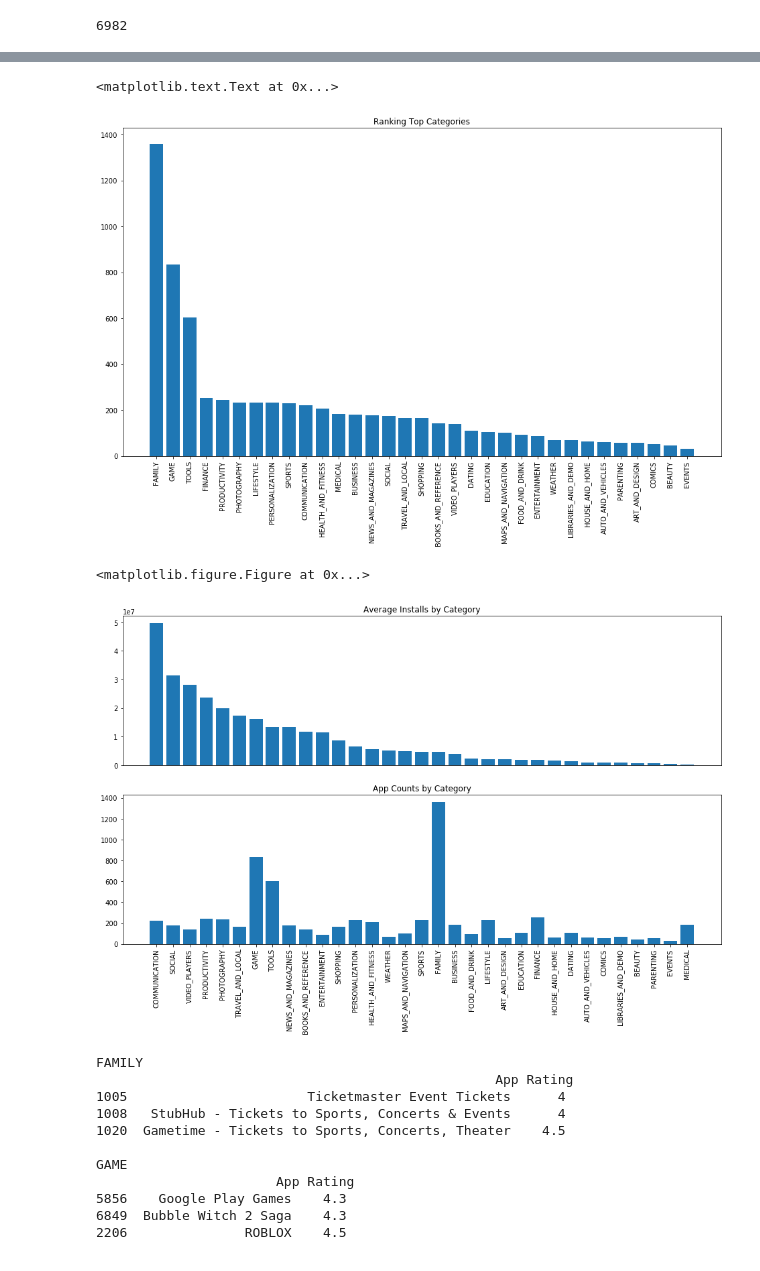
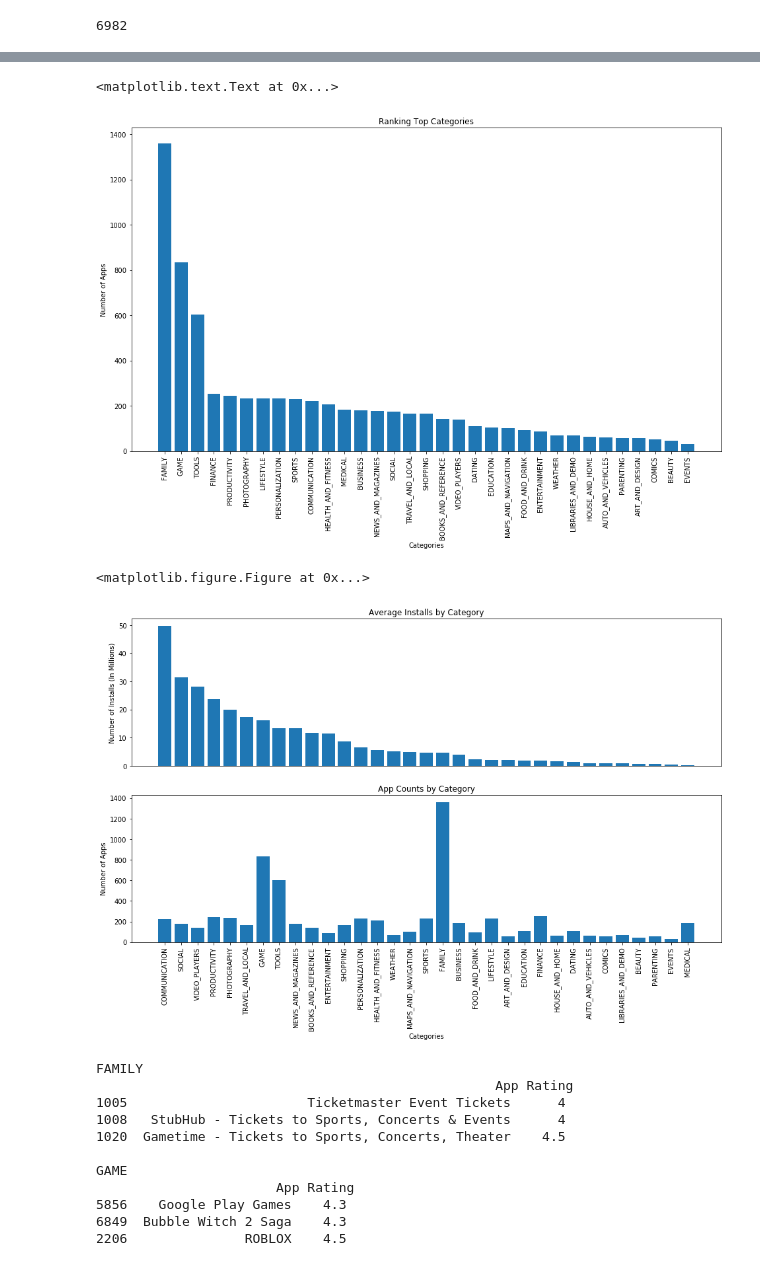
Before and after one commit to Jasonshi001/IE5374_project, a Jupyter notebook: draft_.ipynb, the cells around one changed output, grey strips where cells are left out. Saved outputs shown, nothing was run; the diff lists cells and outputs as text; code cells hidden in the pictures.

```diff
--- a/draft_.ipynb
+++ b/draft_.ipynb
@@ -168,6 +144,6 @@ Index(['App', 'Category', 'Rating', 'Reviews', 'Size', 'Installs', 'Type',
 # %%
 #comparisons of top100 and all
-pylab.rcParams['figure.figsize'] = (16, 30)
+pylab.rcParams['figure.figsize'] = (16, 36)
 
 #picking out the best apps
 df_apps['rating_installs'] = df_apps.Rating * df_apps.installs_int
@@ -177,9 +153,15 @@ def comp_hist(col, ax):
     ax[0].hist(df_apps[col], bins=30)
     ax[0].set_title(col)
     ax[0].set_title('All Apps - {}'.format(col))
+    ax[0].set_xlabel(col)
+    ax[0].set_ylabel('Frequency')
+
     ax[1].hist(top_100[col], bins=30)
     ax[1].set_title(col)
     ax[1].set_title('Top 100 - {}'.format(col))
+    ax[1].set_xlabel(col)
+    ax[1].set_ylabel('Frequency')
+
 
 def get_cate_counts(d, col):
     thres = 4
@@ -285,13 +269,13 @@ ax.bar(xs, app_counts)
 ax.set_xticks(xs)
 ax.set_xticklabels(app_counts.keys(), rotation=90)
 ax.set_title('Ranking Top Categories')
+ax.set_xlabel('Categories')
+ax.set_ylabel('Number of Apps')
 # %% [output]
 <matplotlib.text.Text at 0x...>
-[figure, old version]
+[figure, new version]
 # %%
 #rank average insatlls
-#to do
-    #add a subplot: bar graph of number of apps
 
 categories = df_apps.Category.value_counts().keys()
 pylab.rcParams['figure.figsize'] = (16, 9)
@@ -306,35 +290,39 @@ sort_by_mean = pd.DataFrame({
         'cate_':categories,
         'means_':means
     })
+
+sort_by_mean['means_'] = sort_by_mean.means_.apply(lambda x: x/1000000)
 
 #adding a subplot of counts of apps by category
 app_counts = df_apps.Category.value_counts()
 app_counts_lookup = {}
 for key, val in app_counts.iteritems():
     app_counts_lookup[key] = val
 sort_by_mean['app_count'] = sort_by_mean.cate_.apply(lambda x: app_counts_lookup[x])
 
 sort_by_mean.sort_values('means_', ascending=False, inplace=True)
 
 fig = plt.figure()
 
 ax1 = fig.add_subplot(211)
 xs = list(range(len(sort_by_mean)))
 ax1.bar(xs, height=sort_by_mean.means_)
 ax1.axes.get_xaxis().set_visible(False)
 ax1.set_title('Average Installs by Category')
+ax1.set_ylabel('Number of Installs (In Millions)')
 
 ax2 = fig.add_subplot(212)
 ax2.bar(xs, height=sort_by_mean.app_count)
 ax2.set_xticks(xs)
 ax2.set_xticklabels(sort_by_mean.cate_, rotation=90)
 ax2.set_title('App Counts by Category')
-
+ax2.set_xlabel('Categories')
+ax2.set_ylabel('Number of Apps')
 
 plt.show()
 # %% [output]
 <matplotlib.figure.Figure at 0x...>
-[figure, old version]
+[figure, new version]
 # %%
 #top apps in categories
 
```
Also changed, not shown: parts of 7 cells of this notebook.
